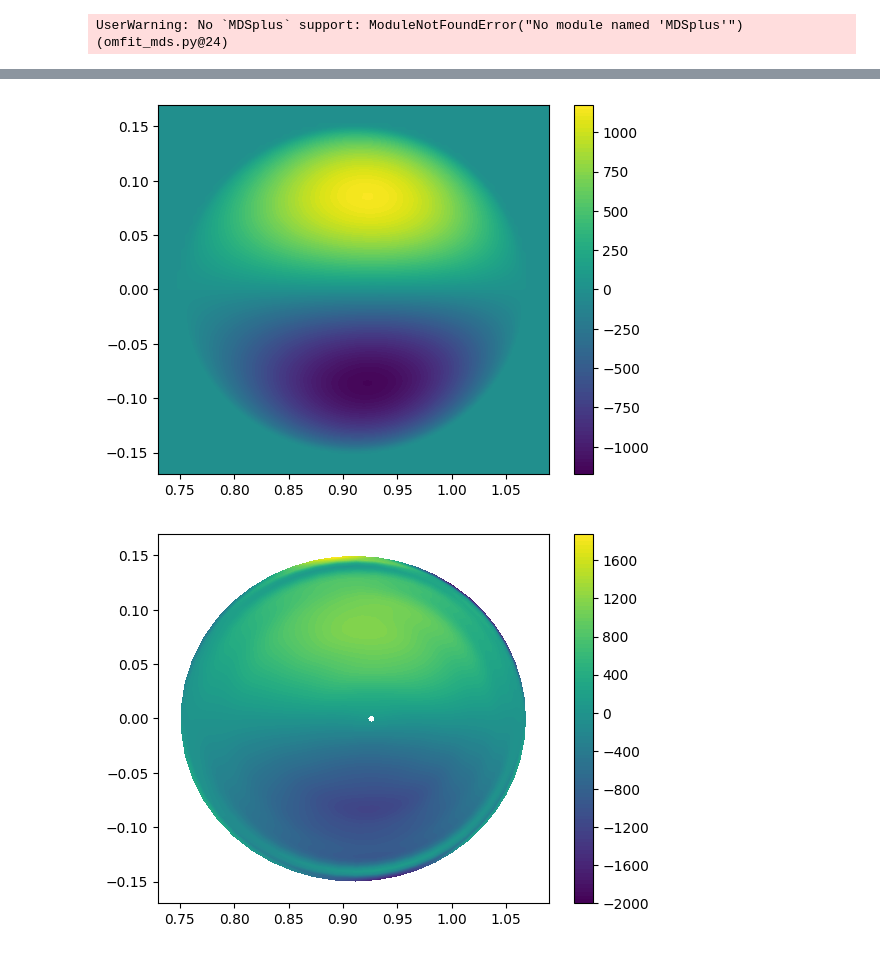
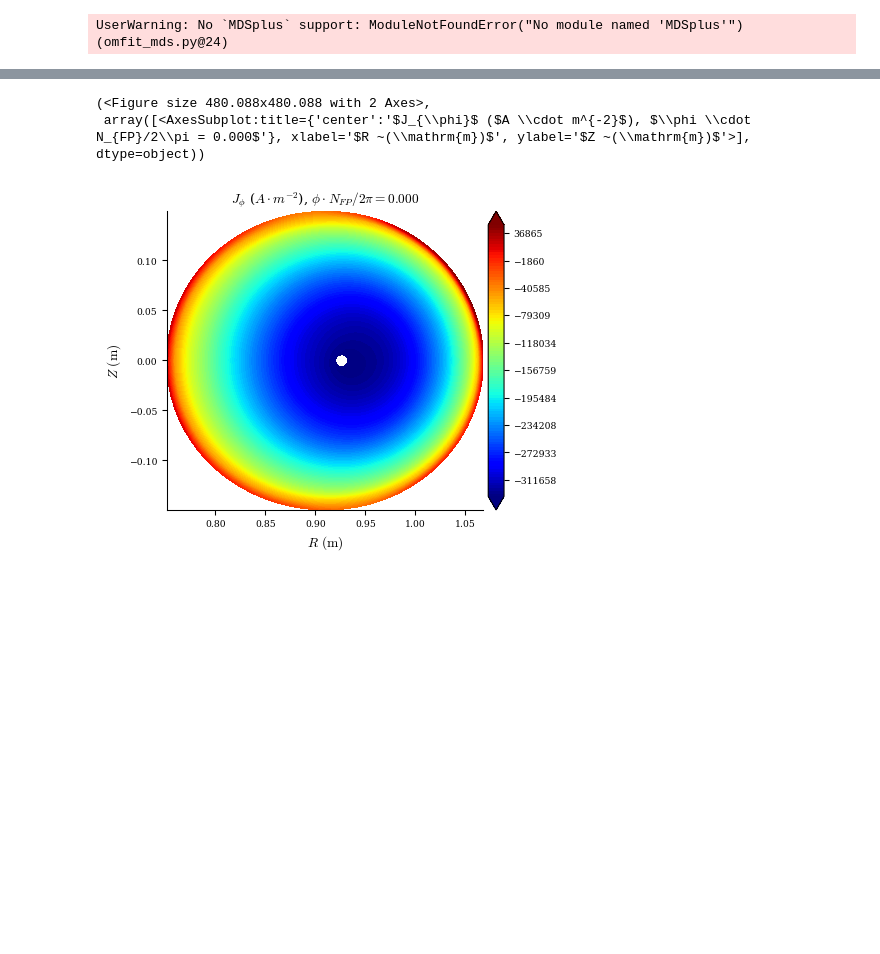
Before and after one commit to YigitElma/DEBUG-DESC, a Jupyter notebook: HBT-EP/compare-desc-eqdsk.ipynb, the cells around one changed output, grey strips where cells are left out. Cells and saved outputs as stored; diff of their text form; code cells hidden in the pictures; blank space fills up the shorter version.

```diff
--- a/HBT-EP/compare-desc-eqdsk.ipynb
+++ b/HBT-EP/compare-desc-eqdsk.ipynb
@@ -78,19 +107,6 @@ plt.gca().set_aspect("equal")
-# %%
-plt.contourf(R, Z, Jr, levels=100)
-plt.gca().set_aspect("equal")
-plt.colorbar()
-
-plt.figure()
-plt.contourf(
-    data["R"].reshape(nrho, ntheta),
-    data["Z"].reshape(nrho, ntheta),
-    data["J"][:, 0].reshape(nrho, ntheta),
-    levels=100,
-)
-plt.colorbar()
-plt.xlim(R.min(), R.max())
-plt.ylim(Z.min(), Z.max())
-plt.gca().set_aspect("equal")
-# %% [output]
-[figure, removed]
-[figure, removed]
+# %%
+plot_section(eq, "J_phi")
+# %% [output]
+(<Figure size 480.088x480.088 with 2 Axes>,
+ array([<AxesSubplot:title={'center':'$J_{\\phi}$ ($A \\cdot m^{-2}$), $\\phi \\cdot N_{FP}/2\\pi = 0.000$'}, xlabel='$R ~(\\mathrm{m})$', ylabel='$Z ~(\\mathrm{m})$'>], dtype=object))
+[figure, added]
```
Also changed, not shown: parts of 6 cells of this notebook, 17 other files.
